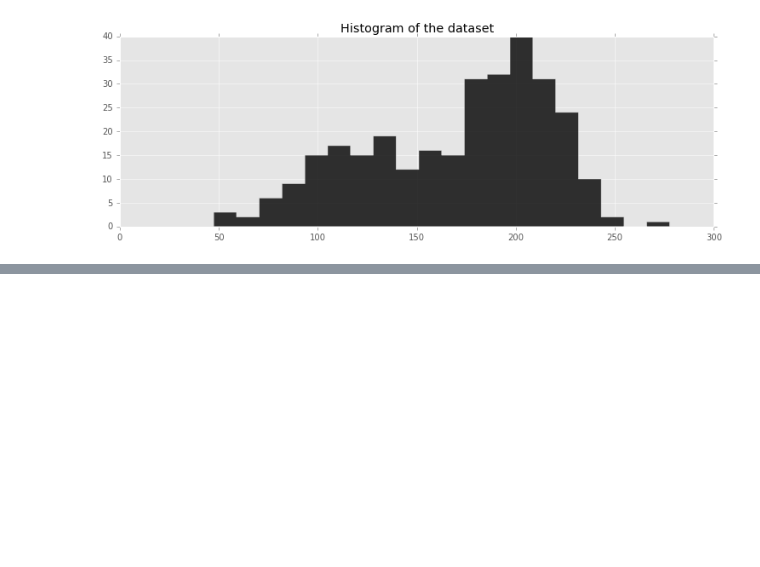
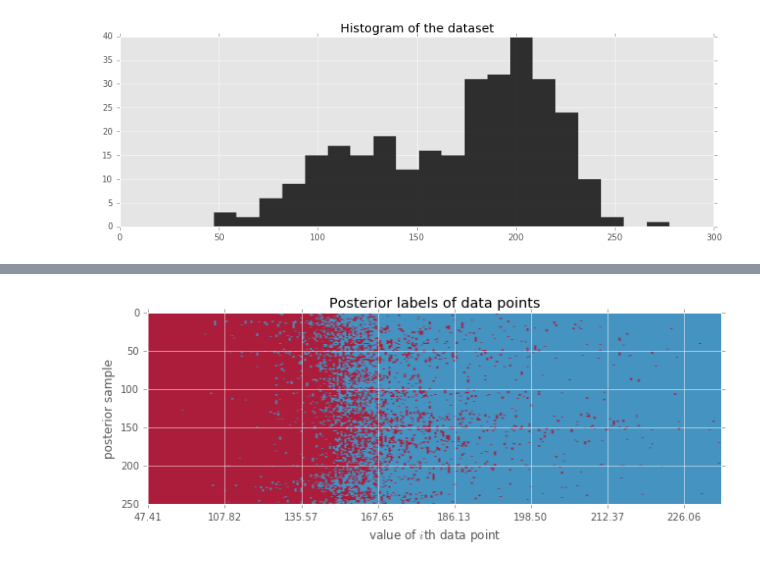
Before and after one commit to re9ulus/bayesian_methods, a Jupyter notebook: note3_MCMC.ipynb, the cells around one changed output, grey strips where cells are left out. Drawn from its saved outputs; the diff is of its cells as text; code cells hidden in the pictures; blank space fills up the shorter version.

```diff
--- a/note3_MCMC.ipynb
+++ b/note3_MCMC.ipynb
@@ -233,0 +253,13 @@ plt.xlabel('Steps');
+# %%
+import matplotlib as mpl
+figsize(12.5, 3.5)
+plt.cmap = mpl.colors.ListedColormap(colors)
+plt.imshow(mcmc.trace('assignment')[::400, np.argsort(data)],
+          cmap=plt.cmap, aspect=.4, alpha=.9)
+plt.xticks(np.arange(0, data.shape[0], 40),
+          ['%.2f' % s for s in np.sort(data)[::40]])
+plt.ylabel('posterior sample')
+plt.xlabel('value of $i$th data point')
+plt.title('Posterior labels of data points');
+# %% [output]
+[figure, added]
```
Also changed, not shown: parts of 11 cells of this notebook.
